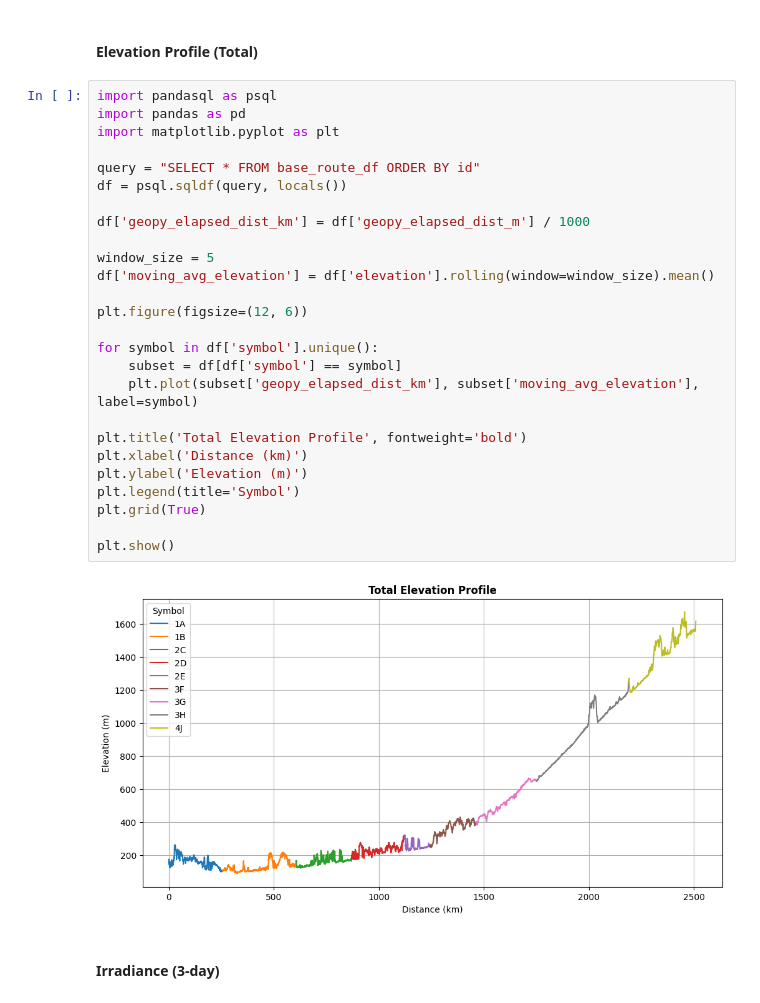
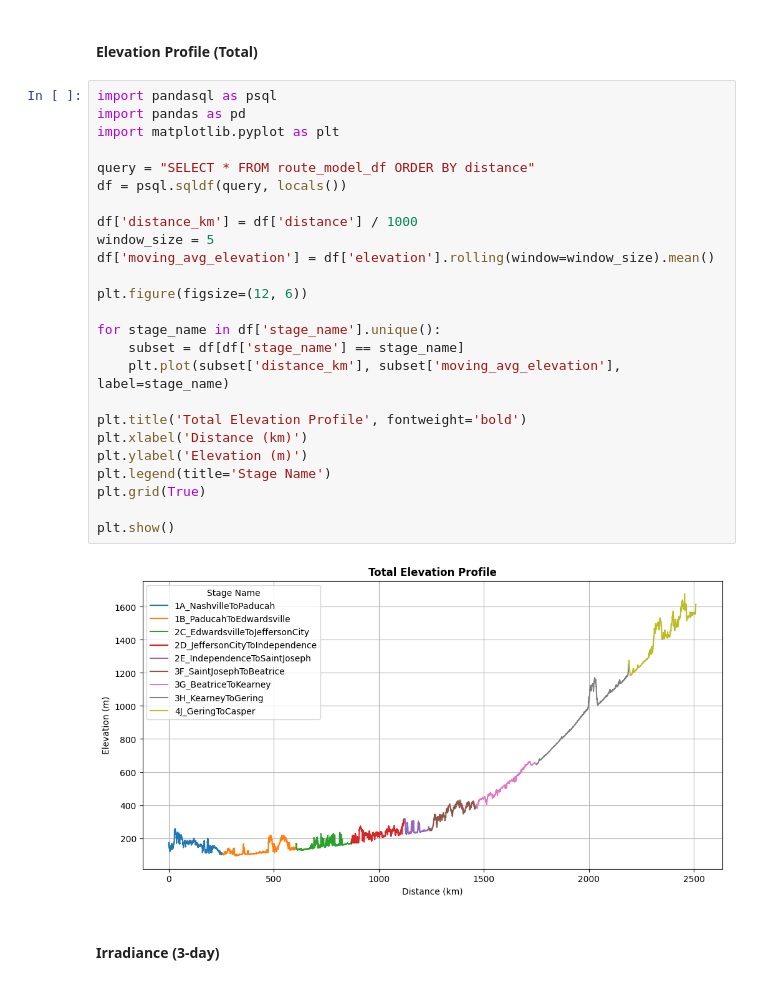
Before and after one commit to uw-midsun/strategy_msxvi, a Jupyter notebook: main.ipynb, the cells around one changed output. Saved outputs shown, nothing was run; the diff lists cells and outputs as text.

```diff
--- a/main.ipynb
+++ b/main.ipynb
@@ -165,31 +167,30 @@ plt.show()
 # %%
 import pandasql as psql
 import pandas as pd
 import matplotlib.pyplot as plt
 
-query = "SELECT * FROM base_route_df ORDER BY id"
+query = "SELECT * FROM route_model_df ORDER BY distance"
 df = psql.sqldf(query, locals())
 
-df['geopy_elapsed_dist_km'] = df['geopy_elapsed_dist_m'] / 1000
-
+df['distance_km'] = df['distance'] / 1000
 window_size = 5
 df['moving_avg_elevation'] = df['elevation'].rolling(window=window_size).mean()
 
 plt.figure(figsize=(12, 6))
 
-for symbol in df['symbol'].unique():
-    subset = df[df['symbol'] == symbol]
-    plt.plot(subset['geopy_elapsed_dist_km'], subset['moving_avg_elevation'], label=symbol)
+for stage_name in df['stage_name'].unique():
+    subset = df[df['stage_name'] == stage_name]
+    plt.plot(subset['distance_km'], subset['moving_avg_elevation'], label=stage_name)
 
 plt.title('Total Elevation Profile', fontweight='bold')
 plt.xlabel('Distance (km)')
 plt.ylabel('Elevation (m)')
-plt.legend(title='Symbol')
+plt.legend(title='Stage Name')
 plt.grid(True)
 
 plt.show()
 # %% [output]
-[figure, old version]
+[figure, new version]
 # %% [markdown]
 #### Irradiance (3-day)
 # %%
```
Also changed, not shown: parts of 11 cells of this notebook.
